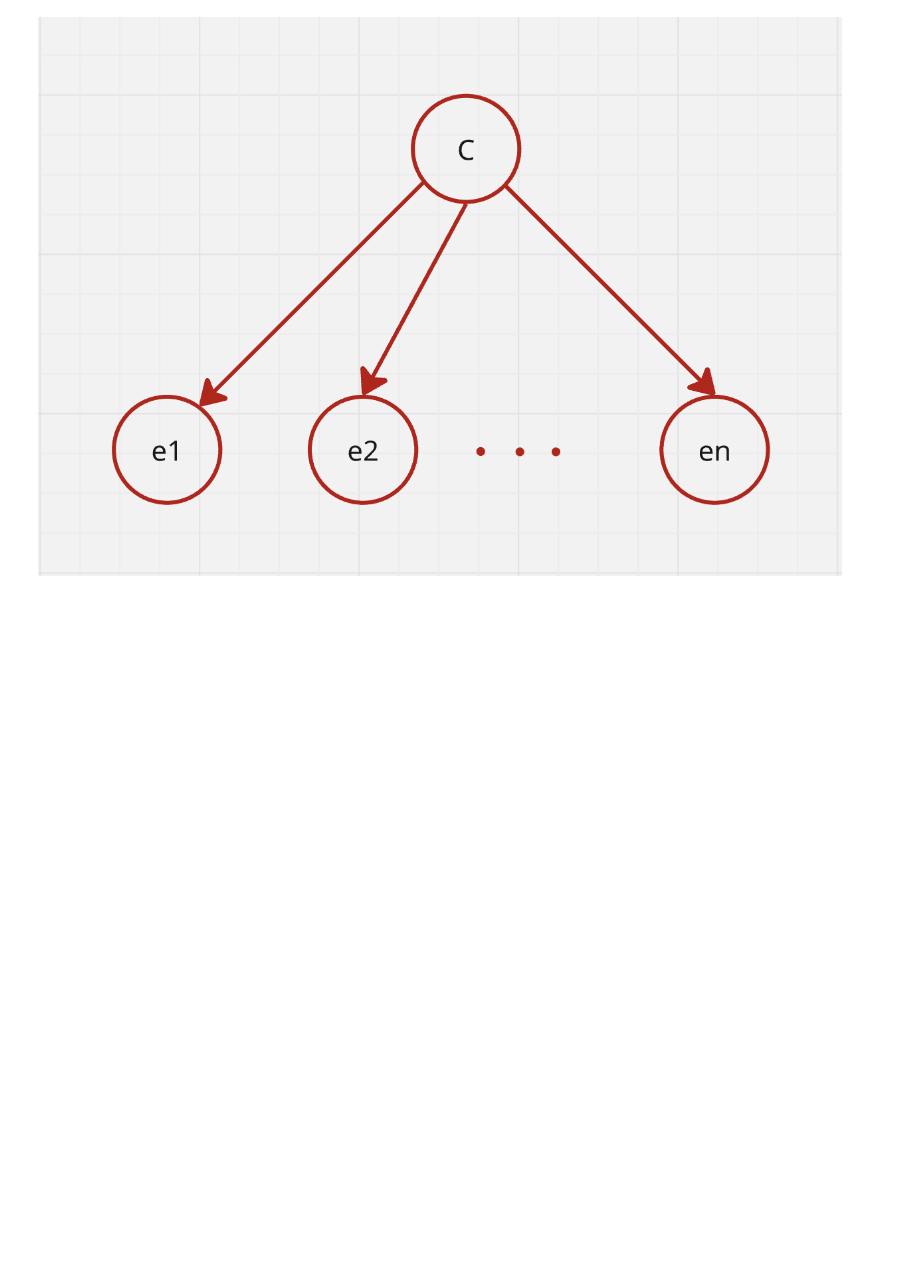
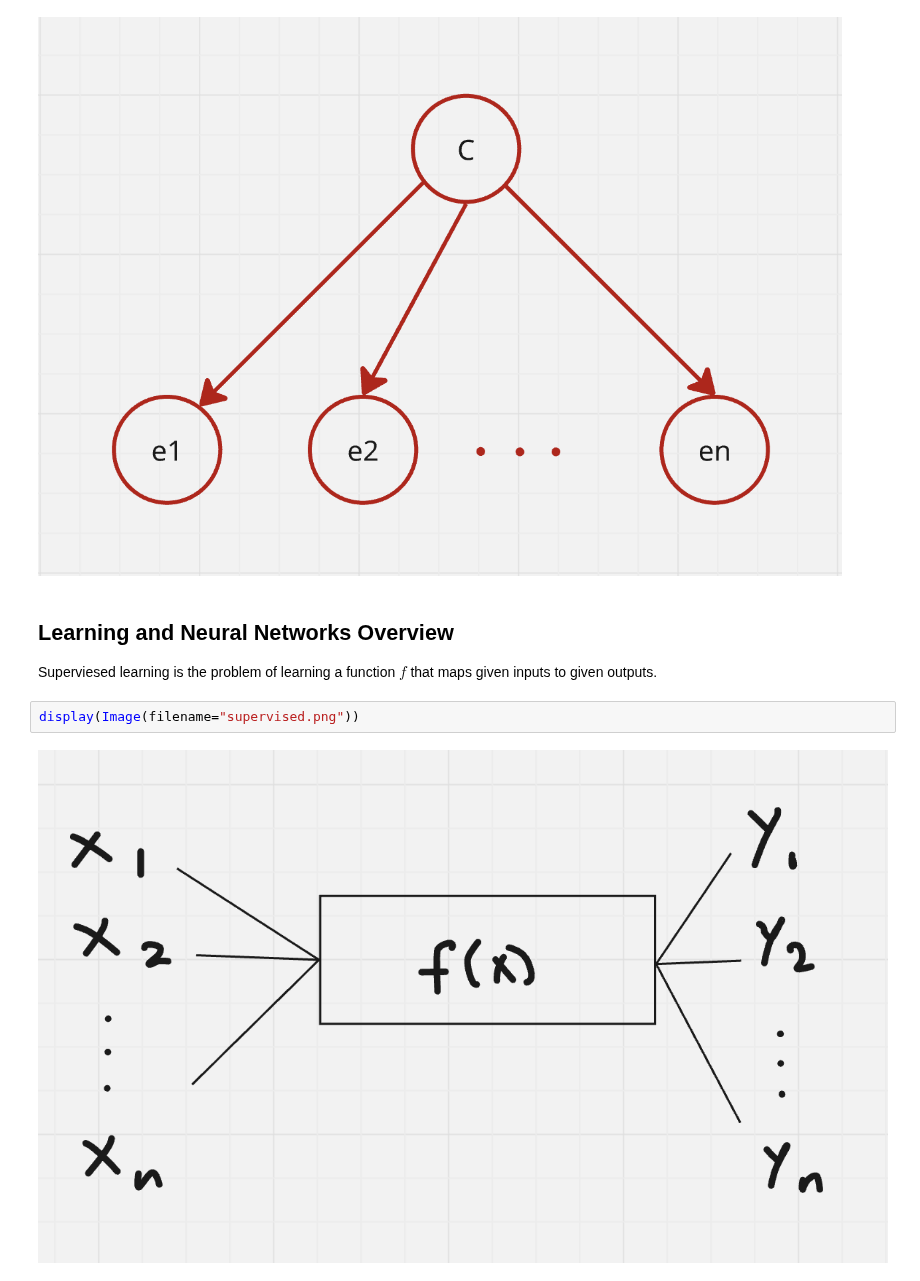
Before and after one commit to PrasunBanerjee04/TechnicalNotes, a Jupyter notebook: Machine Learning/Natural Language Processing/foundation.ipynb, the cells around one changed output. Drawn from its saved outputs; the diff is of its cells as text; blank space fills up the shorter version.

```diff
--- a/Machine Learning/Natural Language Processing/foundation.ipynb
+++ b/Machine Learning/Natural Language Processing/foundation.ipynb
@@ -44,3 +44,11 @@ $$P(X_1 \dots X_n) = \prod_{i=1}^N P(X_i | \hspace{5px} parents(X_i))$$
 display(Image(filename="bayesNet.png"))
 # %% [output]
 [figure]
+# %% [markdown]
+## Learning and Neural Networks Overview
+
+Superviesed learning is the problem of learning a function $f$ that maps given inputs to given outputs.
+# %%
+display(Image(filename="supervised.png"))
+# %% [output]
+[figure, added]
```
Also changed, not shown: parts of 4 cells of this notebook.
